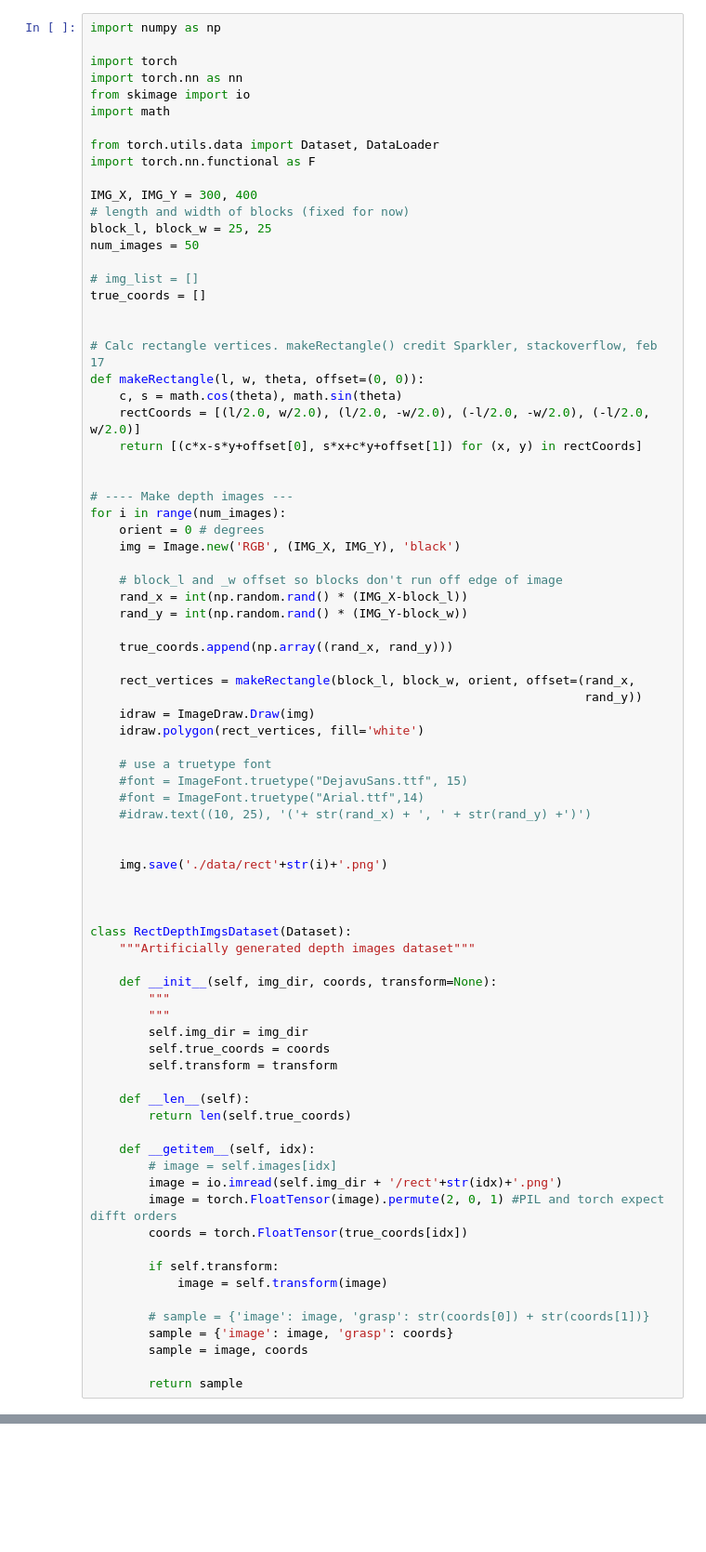
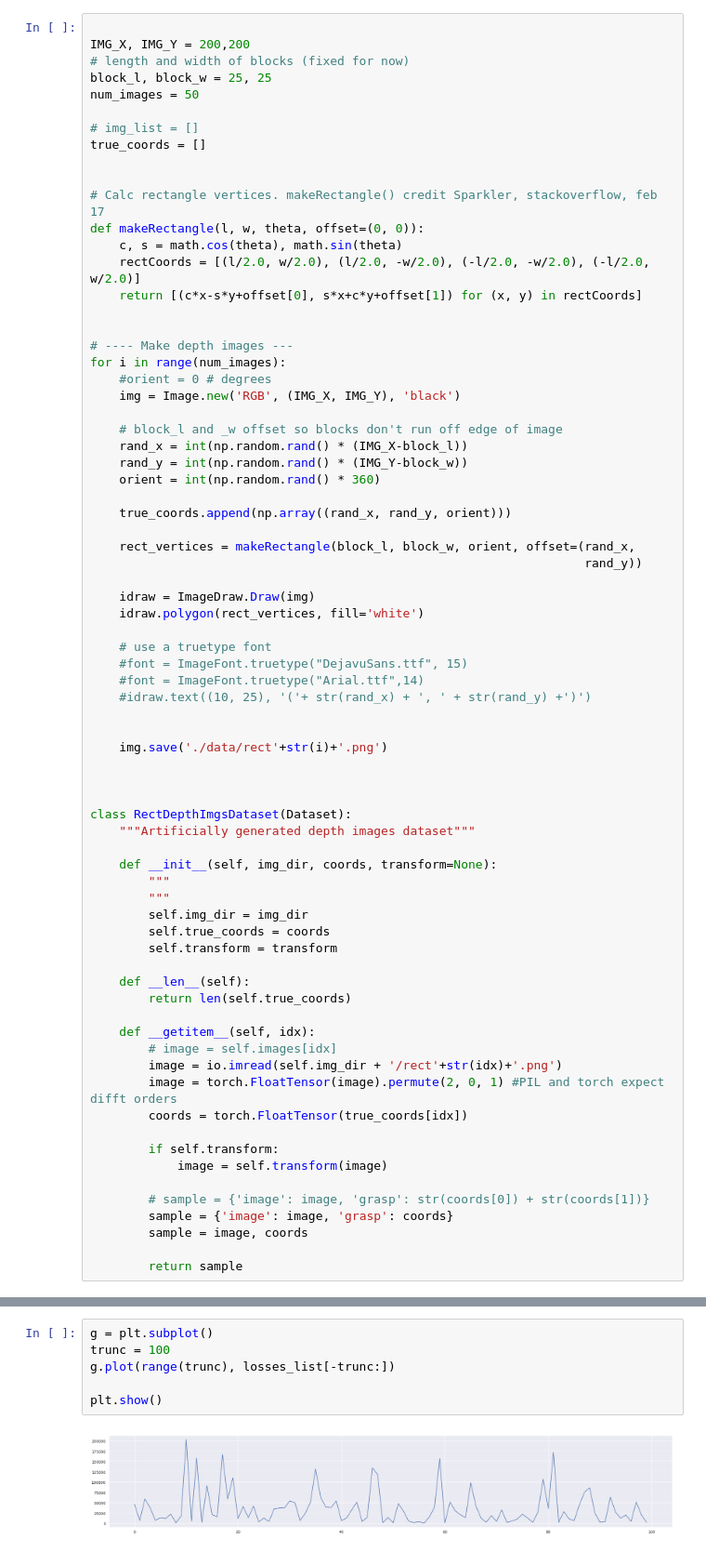
Before and after one commit to nouyang/platt2018, a Jupyter notebook: rcnn_depth/image generation.ipynb, the cells around one changed output, grey strips where cells are left out. Shown at 93% size. Drawn from its saved outputs; the diff is of its cells as text; blank space fills up the shorter version.

```diff
--- a/rcnn_depth/image generation.ipynb
+++ b/rcnn_depth/image generation.ipynb
@@ -4,15 +13,6 @@ from PIL import Image, ImageDraw, ImageFont
 # %%
-import numpy as np
 
-import torch
-import torch.nn as nn
-from skimage import io
-import math
-
-from torch.utils.data import Dataset, DataLoader
-import torch.nn.functional as F
-
-IMG_X, IMG_Y = 300, 400
+IMG_X, IMG_Y = 200,200
 # length and width of blocks (fixed for now)
 block_l, block_w = 25, 25
 num_images = 50
@@ -30,17 +30,19 @@ def makeRectangle(l, w, theta, offset=(0, 0)):
 
 # ---- Make depth images ---
 for i in range(num_images):
-    orient = 0 # degrees
+    #orient = 0 # degrees
     img = Image.new('RGB', (IMG_X, IMG_Y), 'black')
 
     # block_l and _w offset so blocks don't run off edge of image
     rand_x = int(np.random.rand() * (IMG_X-block_l))
     rand_y = int(np.random.rand() * (IMG_Y-block_w))
+    orient = int(np.random.rand() * 360)
 
-    true_coords.append(np.array((rand_x, rand_y)))
+    true_coords.append(np.array((rand_x, rand_y, orient)))
 
     rect_vertices = makeRectangle(block_l, block_w, orient, offset=(rand_x,
                                                                     rand_y))
+
     idraw = ImageDraw.Draw(img)
     idraw.polygon(rect_vertices, fill='white')
 
@@ -267,0 +384,8 @@ Clipping input data to the valid range for imshow with RGB data ([0..1] for floa
+# %%
+g = plt.subplot()
+trunc = 100
+g.plot(range(trunc), losses_list[-trunc:])
+
+plt.show()
+# %% [output]
+[figure, added]
```
Also changed, not shown: parts of 12 cells of this notebook, 4 other files.
